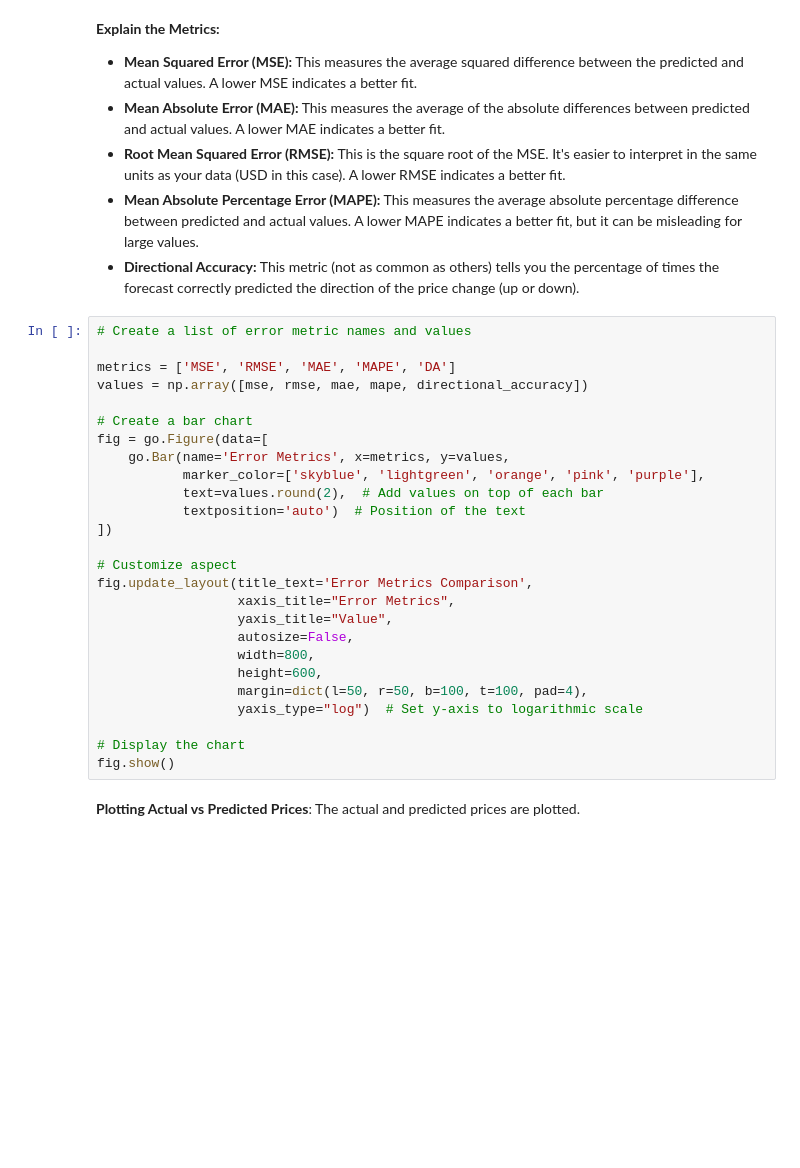
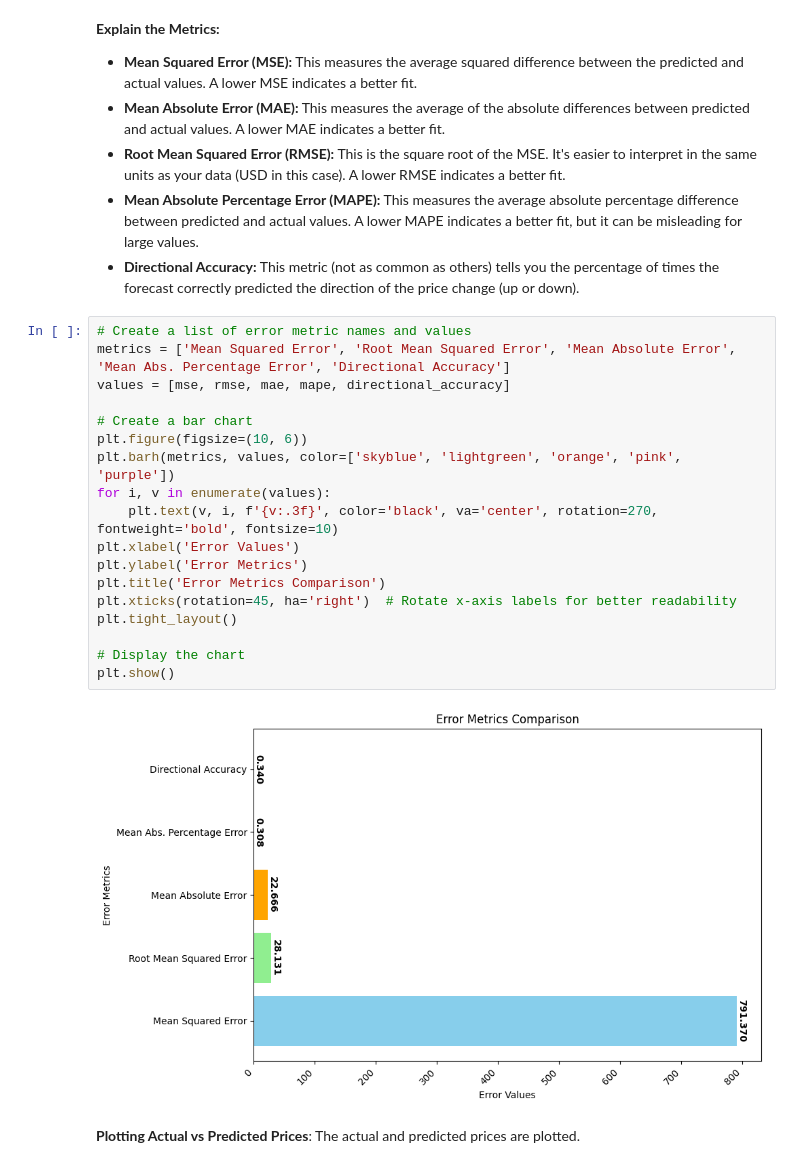
Before and after one commit to jnopareboateng/ml-library, a Jupyter notebook: crude-oil-forecast/arimav3.ipynb, the cells around one changed output. Drawn from its saved outputs; the diff is of its cells as text; blank space fills up the shorter version.

```diff
--- a/crude-oil-forecast/arimav3.ipynb
+++ b/crude-oil-forecast/arimav3.ipynb
@@ -304,32 +305,26 @@ Directional Accuracy: 31.915%
   * **Root Mean Squared Error (RMSE):**  This is the square root of the MSE. It's easier to interpret in the same units as your data (USD in this case). A lower RMSE indicates a better fit.
   * **Mean Absolute Percentage Error (MAPE):** This measures the average absolute percentage difference between predicted and actual values. A lower MAPE indicates a better fit, but it can be misleading for large values.
   * **Directional Accuracy:** This metric (not as common as others) tells you the percentage of times the forecast correctly predicted the direction of the price change (up or down).
-# %%
-# Create a list of error metric names and values
-
-metrics = ['MSE', 'RMSE', 'MAE', 'MAPE', 'DA']
-values = np.array([mse, rmse, mae, mape, directional_accuracy])
-
-# Create a bar chart
-fig = go.Figure(data=[
-    go.Bar(name='Error Metrics', x=metrics, y=values,
-           marker_color=['skyblue', 'lightgreen', 'orange', 'pink', 'purple'],
-           text=values.round(2),  # Add values on top of each bar
-           textposition='auto')  # Position of the text
-])
-
-# Customize aspect
-fig.update_layout(title_text='Error Metrics Comparison',
-                  xaxis_title="Error Metrics",
-                  yaxis_title="Value",
-                  autosize=False,
-                  width=800,
-                  height=600,
-                  margin=dict(l=50, r=50, b=100, t=100, pad=4),
-                  yaxis_type="log")  # Set y-axis to logarithmic scale
-
-# Display the chart
-fig.show()
+# %%
+# Create a list of error metric names and values
+metrics = ['Mean Squared Error', 'Root Mean Squared Error', 'Mean Absolute Error', 'Mean Abs. Percentage Error', 'Directional Accuracy']
+values = [mse, rmse, mae, mape, directional_accuracy]
+
+# Create a bar chart
+plt.figure(figsize=(10, 6))
+plt.barh(metrics, values, color=['skyblue', 'lightgreen', 'orange', 'pink', 'purple'])
+for i, v in enumerate(values):
+    plt.text(v, i, f'{v:.3f}', color='black', va='center', rotation=270, fontweight='bold', fontsize=10)
+plt.xlabel('Error Values')
+plt.ylabel('Error Metrics')
+plt.title('Error Metrics Comparison')
+plt.xticks(rotation=45, ha='right')  # Rotate x-axis labels for better readability
+plt.tight_layout()
+
+# Display the chart
+plt.show()
+# %% [output]
+[figure, added]
 # %% [markdown]
 **Plotting Actual vs Predicted Prices**: The actual and predicted prices are plotted.
 # %%
```
Also changed, not shown: parts of 6 cells of this notebook.
